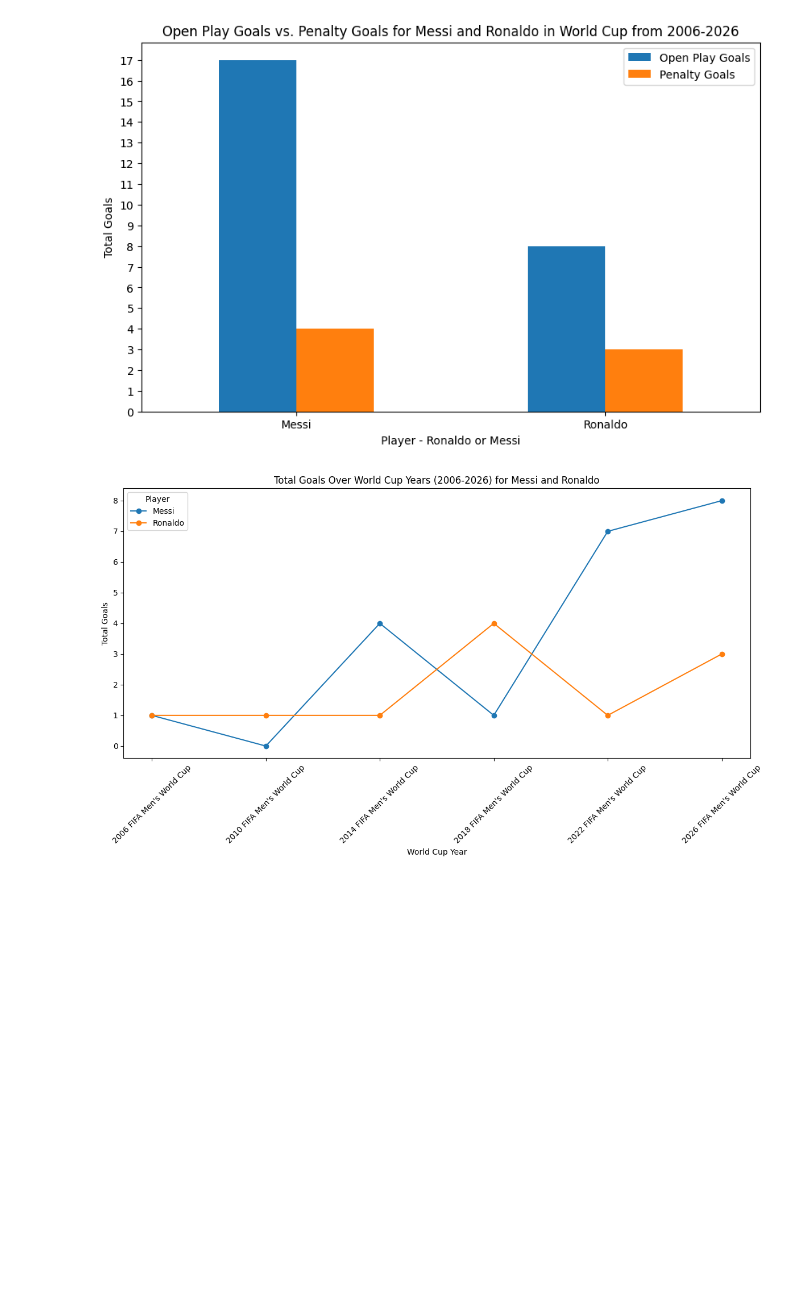
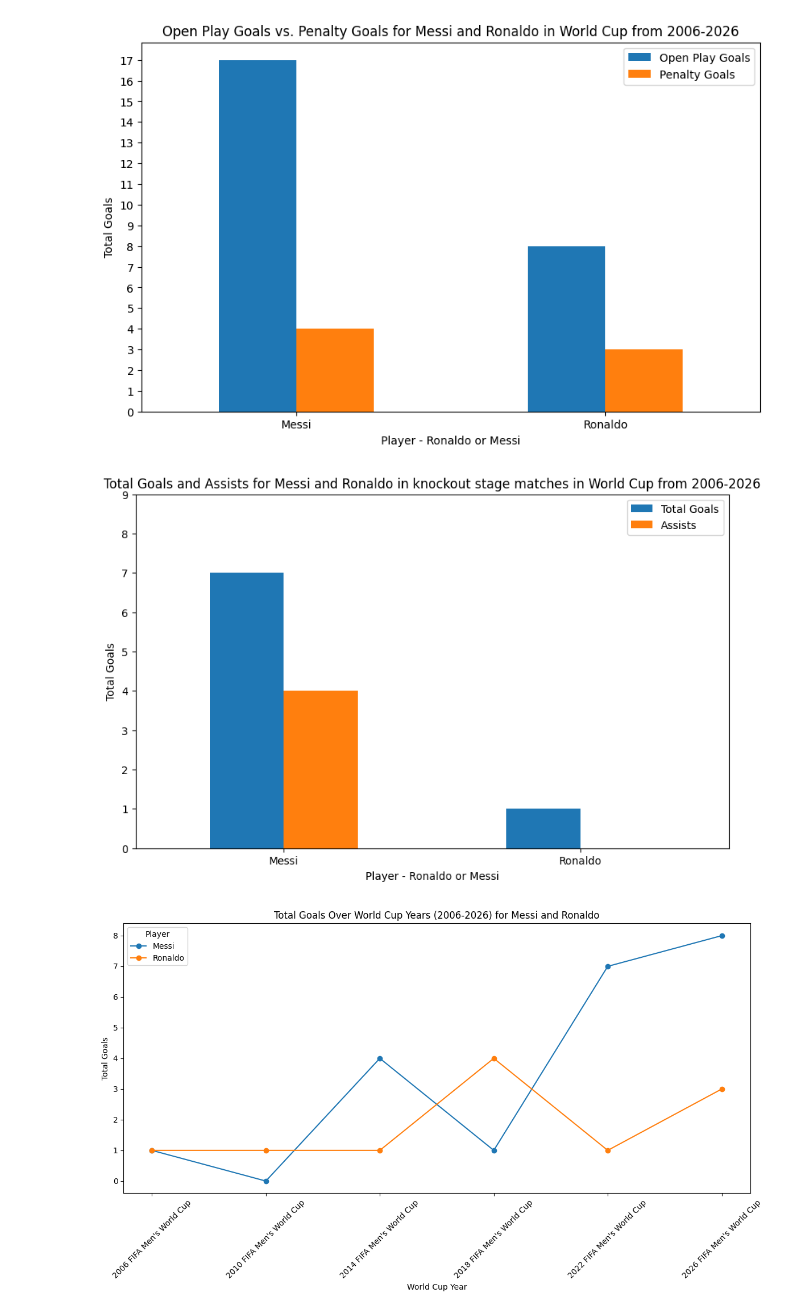
Before and after one commit to fideliseshun/DSRP-Research-Project, a Jupyter notebook: DSRP_Research_Project_Messi_vs_Ronaldo_FIFA_World_Cup.ipynb, the cells around one changed output. Drawn from its saved outputs; the diff is of its cells as text; code cells hidden in the pictures; blank space fills up the shorter version.

```diff
--- a/DSRP_Research_Project_Messi_vs_Ronaldo_FIFA_World_Cup.ipynb
+++ b/DSRP_Research_Project_Messi_vs_Ronaldo_FIFA_World_Cup.ipynb
@@ -395,6 +418,23 @@ plt.legend(["Open Play Goals", "Penalty Goals"])
 plt.show()
 # %% [output]
 [figure]
+# %%
+# Comparing total goals and assists in knockout stage matches
+
+athletes = WorldCup_df_updated["family_name"].value_counts().nlargest(2).index
+filtered_data = WorldCup_df_updated[WorldCup_df_updated["family_name"].isin(athletes)]
+goaltypes_df = filtered_data[filtered_data["is_knockout"] == "Yes"].groupby("family_name")[["total_goals", "assists"]].sum()
+
+goaltypes_df.plot(kind="bar", figsize=(10, 6))
+plt.title("Total Goals and Assists for Messi and Ronaldo in knockout stage matches in World Cup from 2006-2026")
+plt.xlabel("Player - Ronaldo or Messi")
+plt.ylabel("Total Goals")
+plt.xticks(rotation=0)
+plt.yticks(np.arange(0, 10, 1))
+plt.legend(["Total Goals", "Assists"])
+plt.show()
+# %% [output]
+[figure, added]
 # %%
 # Line plot: Comparing how total goals have increased over the years for Messi and Ronaldo
 
```
Also changed, not shown: parts of 4 cells of this notebook.
